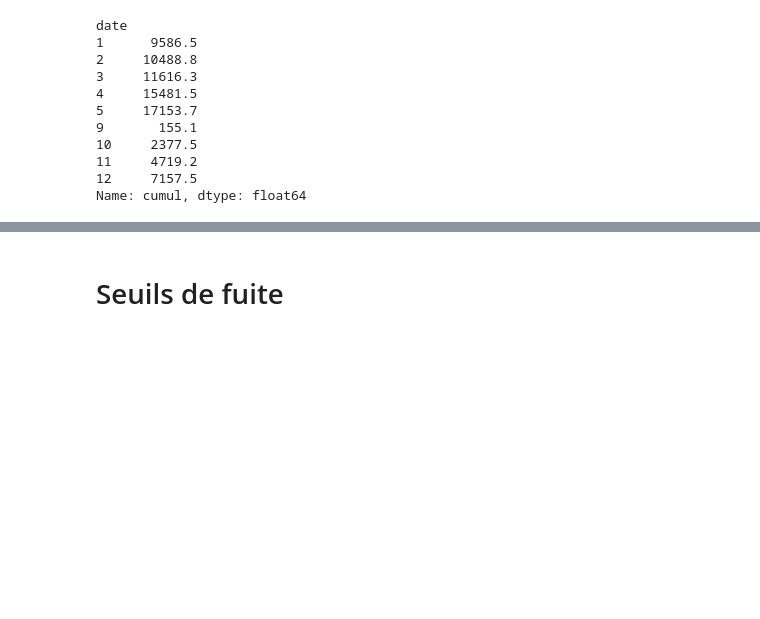
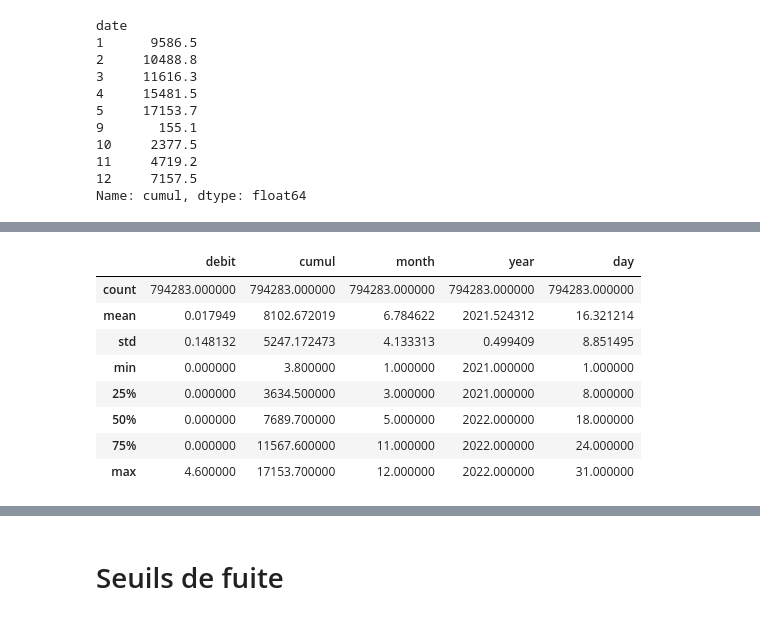
Before and after one commit to Cyrine-afk/Water-Consumption, a Jupyter notebook: Water DB.ipynb, the cells around one changed output, grey strips where cells are left out. Drawn from its saved outputs; the diff is of its cells as text; code cells hidden in the pictures; blank space fills up the shorter version.

```diff
--- a/Water DB.ipynb
+++ b/Water DB.ipynb
@@ -534,0 +543,12 @@ Name: cumul, dtype: float64
+# %%
+water_json_subset.describe()
+# %% [output]
+|  | debit | cumul | month | year | day |
+| count | 794283.000000 | 794283.000000 | 794283.000000 | 794283.000000 | 794283.000000 |
+| mean | 0.017949 | 8102.672019 | 6.784622 | 2021.524312 | 16.321214 |
+| std | 0.148132 | 5247.172473 | 4.133313 | 0.499409 | 8.851495 |
+| min | 0.000000 | 3.800000 | 1.000000 | 2021.000000 | 1.000000 |
+| 25% | 0.000000 | 3634.500000 | 3.000000 | 2021.000000 | 8.000000 |
+| 50% | 0.000000 | 7689.700000 | 5.000000 | 2022.000000 | 18.000000 |
+| 75% | 0.000000 | 11567.600000 | 11.000000 | 2022.000000 | 24.000000 |
+| max | 4.600000 | 17153.700000 | 12.000000 | 2022.000000 | 31.000000 |
```
Also changed, not shown: parts of 4 cells of this notebook.
